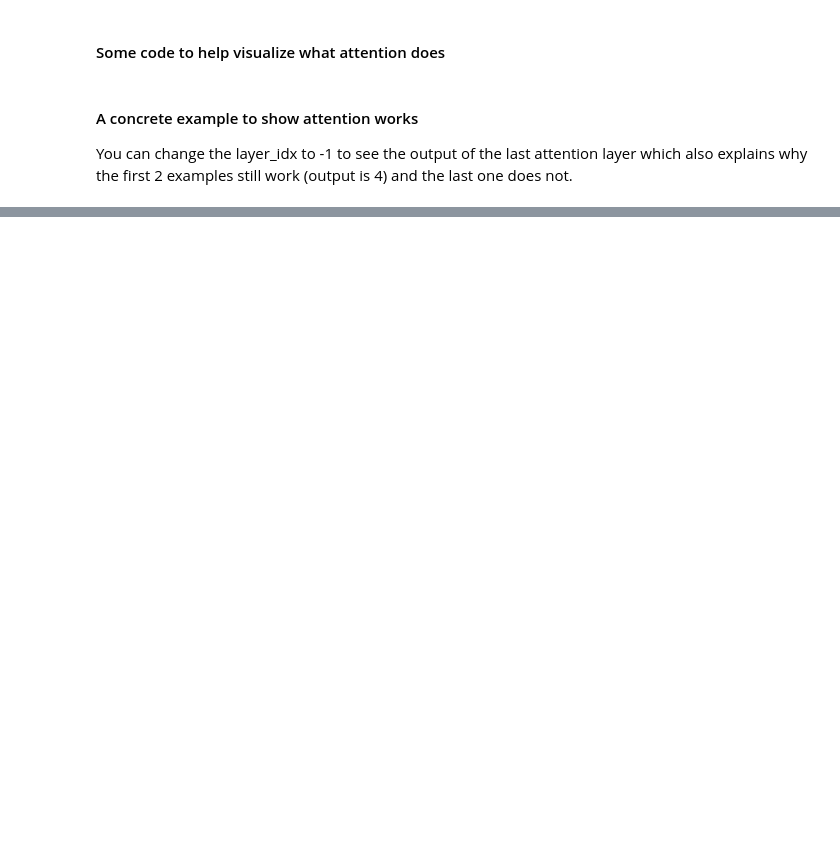
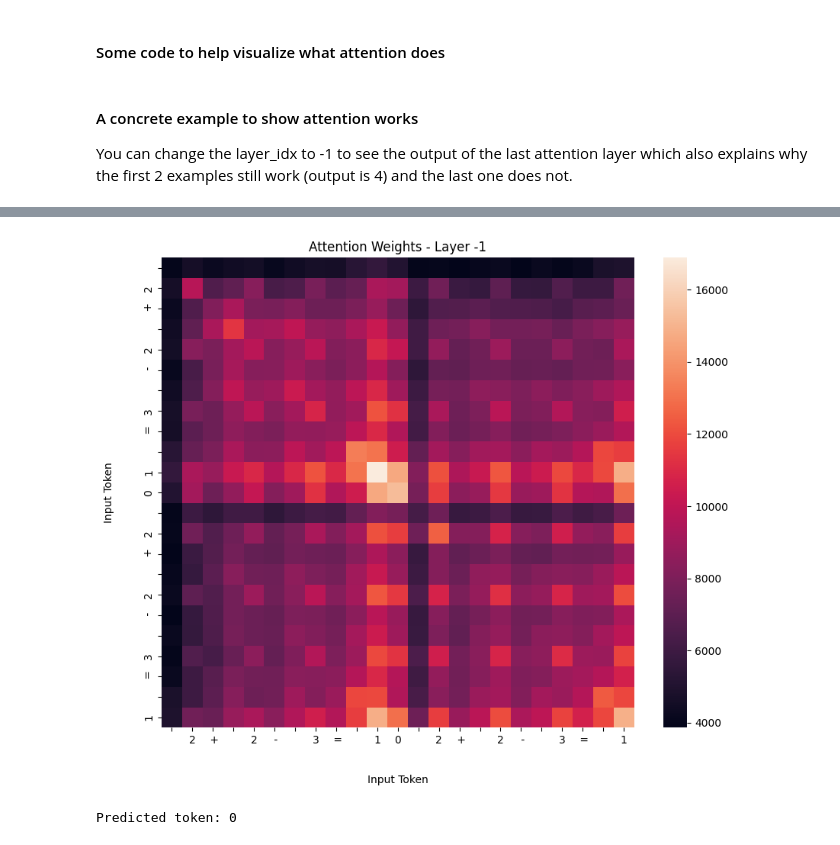
Before and after one commit to chris-hoertnagl/AI-Dojo, a Jupyter notebook: LLM/language_model_basics/nlp.ipynb, the cells around one changed output, grey strips where cells are left out. Drawn from its saved outputs; the diff is of its cells as text; code cells hidden in the pictures; blank space fills up the shorter version.

```diff
--- a/LLM/language_model_basics/nlp.ipynb
+++ b/LLM/language_model_basics/nlp.ipynb
@@ -404,0 +346,5 @@ Predicted token: 3
+# %%
+generate_with_attn_plot(input_sentence, layer_idx=-1, num_tokens=15, animate=True)
+# %% [output]
+[figure, added]
+Predicted token: 0
```
Also changed, not shown: parts of 32 cells of this notebook.
